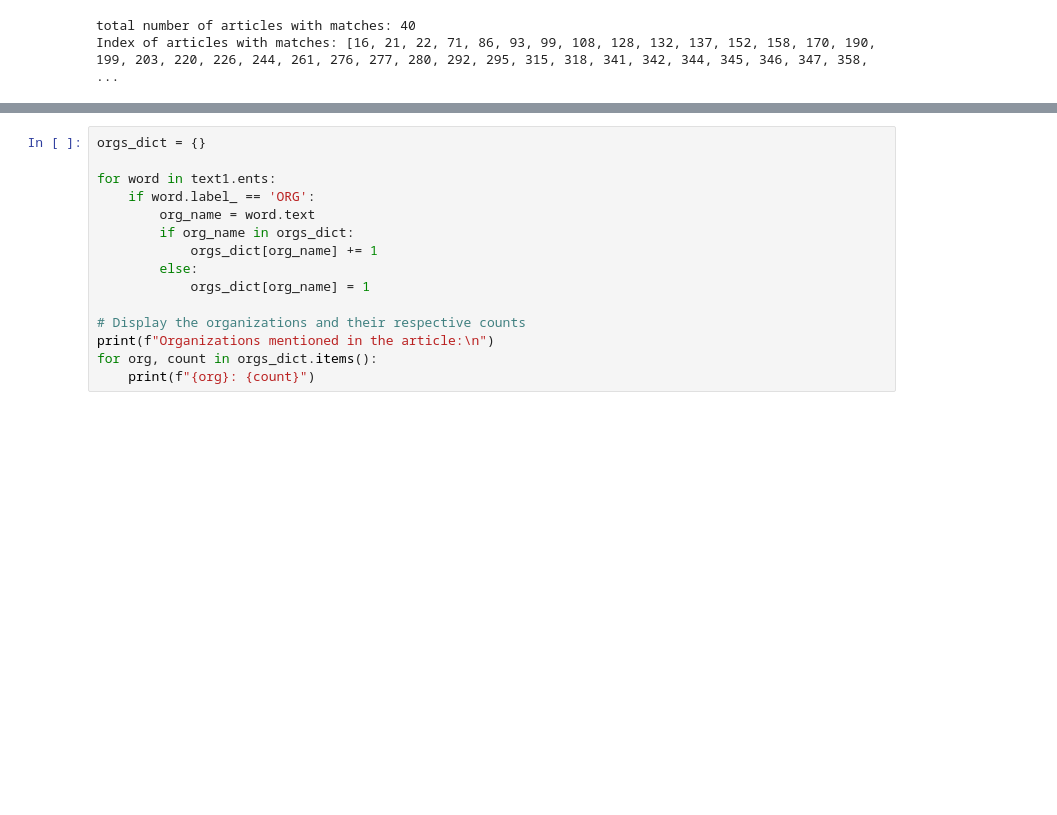
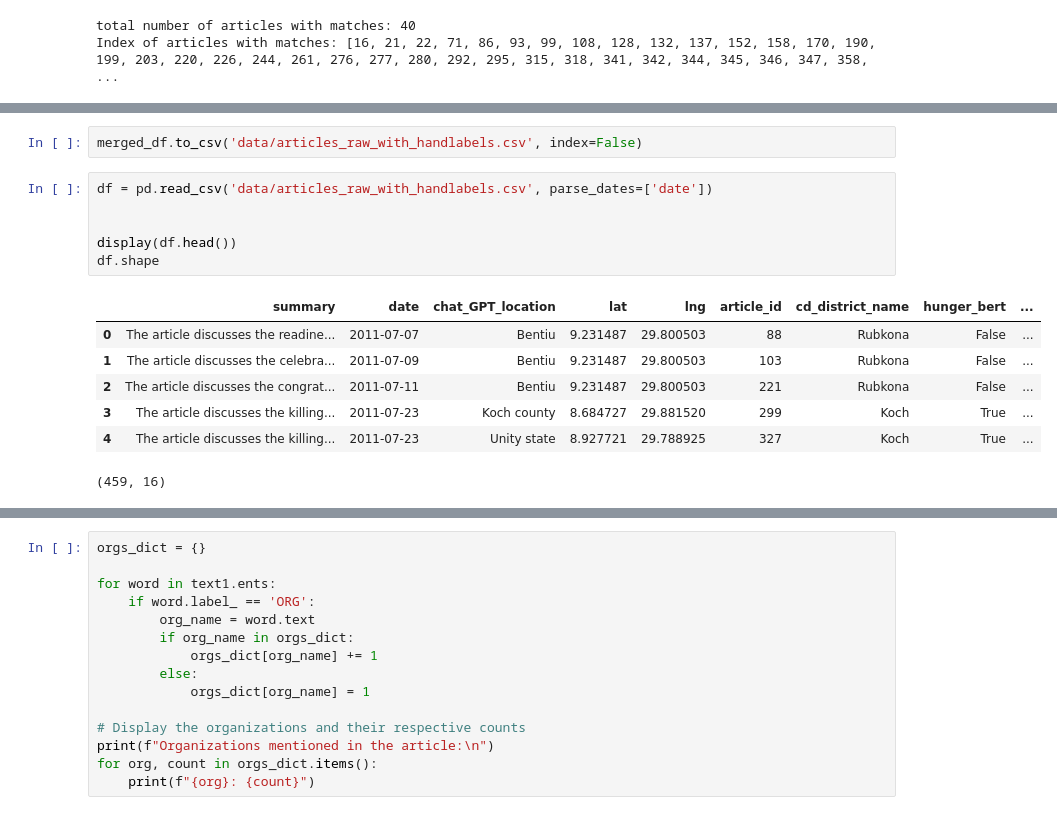
Before and after one commit to Joeryy/JBG060-DC3-23-24-group-2, a Jupyter notebook: named_entity_recognition.ipynb, the cells around one changed output, grey strips where cells are left out. Cells and saved outputs as stored; diff of their text form; blank space fills up the shorter version.

```diff
--- a/named_entity_recognition.ipynb
+++ b/named_entity_recognition.ipynb
@@ -87,0 +111,16 @@ Index of articles with matches: [16, 21, 22, 71, 86, 93, 99, 108, 128, 132, 137,
+# %%
+merged_df.to_csv('data/articles_raw_with_handlabels.csv', index=False)
+# %%
+df = pd.read_csv('data/articles_raw_with_handlabels.csv', parse_dates=['date'])
+
+
+display(df.head())
+df.shape
+# %% [output]
+|  | summary | date | chat_GPT_location | lat | lng | article_id | cd_district_name | hunger_bert | ... |
+| 0 | The article discusses the readine... | 2011-07-07 | Bentiu | 9.231487 | 29.800503 | 88 | Rubkona | False | ... |
+| 1 | The article discusses the celebra... | 2011-07-09 | Bentiu | 9.231487 | 29.800503 | 103 | Rubkona | False | ... |
+| 2 | The article discusses the congrat... | 2011-07-11 | Bentiu | 9.231487 | 29.800503 | 221 | Rubkona | False | ... |
+| 3 | The article discusses the killing... | 2011-07-23 | Koch county | 8.684727 | 29.881520 | 299 | Koch | True | ... |
+| 4 | The article discusses the killing... | 2011-07-23 | Unity state | 8.927721 | 29.788925 | 327 | Koch | True | ... |
+(459, 16)
```
Also changed, not shown: parts of 7 cells of this notebook, 3 other files.
